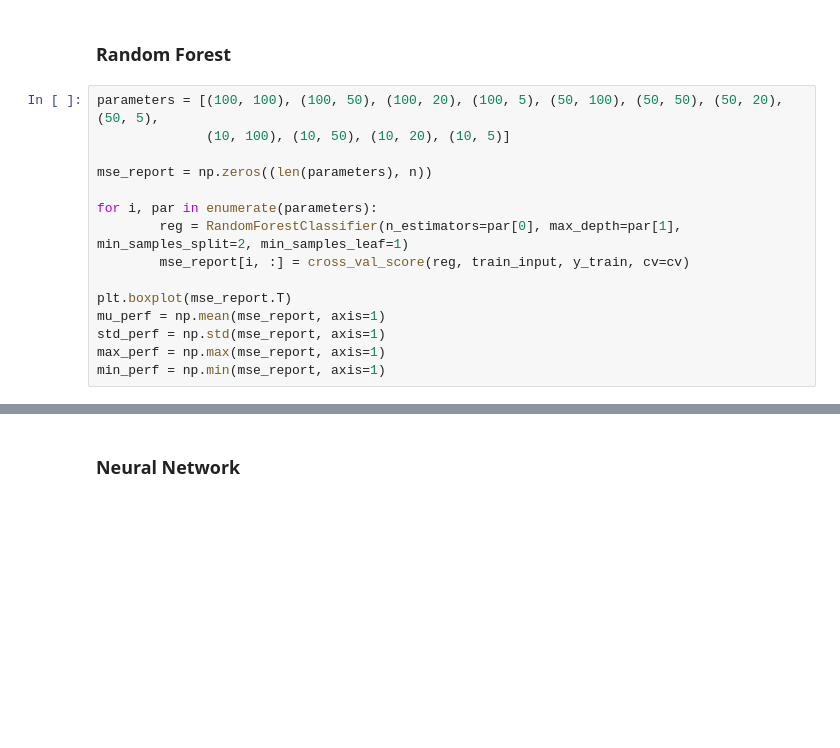
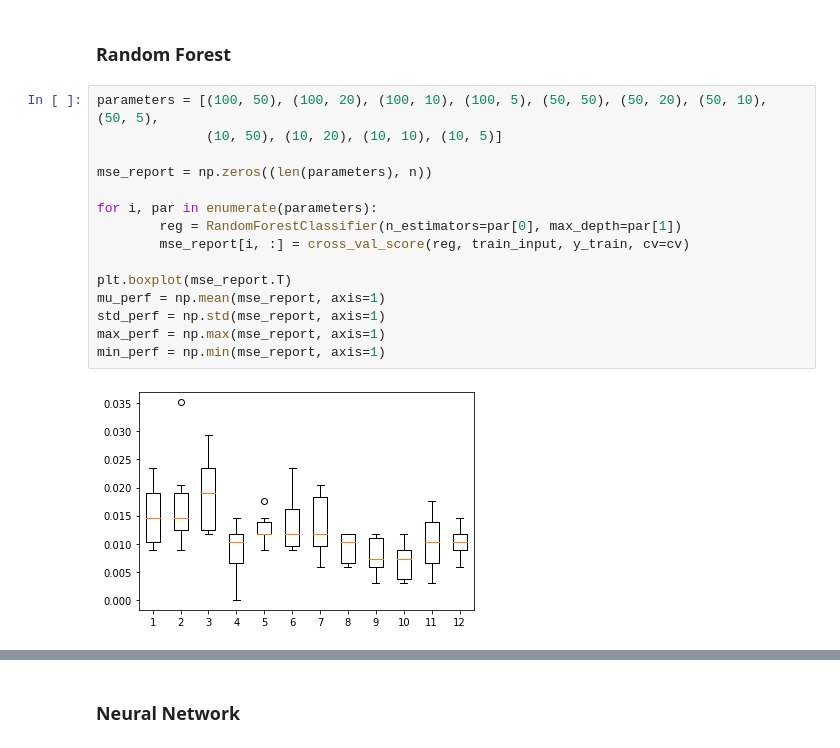
Before and after one commit to BenInTheBox/DataScienceInPractice, a Jupyter notebook: project/code.ipynb, the cells around one changed output, grey strips where cells are left out. Cells and saved outputs as stored; diff of their text form; blank space fills up the shorter version.

```diff
--- a/project/code.ipynb
+++ b/project/code.ipynb
@@ -744,18 +797,20 @@ random_prediction(x=test_input, reg=reg)
 # %% [markdown]
 ### Random Forest
 # %%
-parameters = [(100, 100), (100, 50), (100, 20), (100, 5), (50, 100), (50, 50), (50, 20), (50, 5),
-              (10, 100), (10, 50), (10, 20), (10, 5)]
+parameters = [(100, 50), (100, 20), (100, 10), (100, 5), (50, 50), (50, 20), (50, 10), (50, 5),
+              (10, 50), (10, 20), (10, 10), (10, 5)]
 
 mse_report = np.zeros((len(parameters), n))
 
 for i, par in enumerate(parameters):
-        reg = RandomForestClassifier(n_estimators=par[0], max_depth=par[1], min_samples_split=2, min_samples_leaf=1)
+        reg = RandomForestClassifier(n_estimators=par[0], max_depth=par[1])
         mse_report[i, :] = cross_val_score(reg, train_input, y_train, cv=cv)
 
 plt.boxplot(mse_report.T)
 mu_perf = np.mean(mse_report, axis=1)
 std_perf = np.std(mse_report, axis=1)
 max_perf = np.max(mse_report, axis=1)
 min_perf = np.min(mse_report, axis=1)
+# %% [output]
+[figure, added]
 # %%
```
Also changed, not shown: parts of 11 cells of this notebook.
